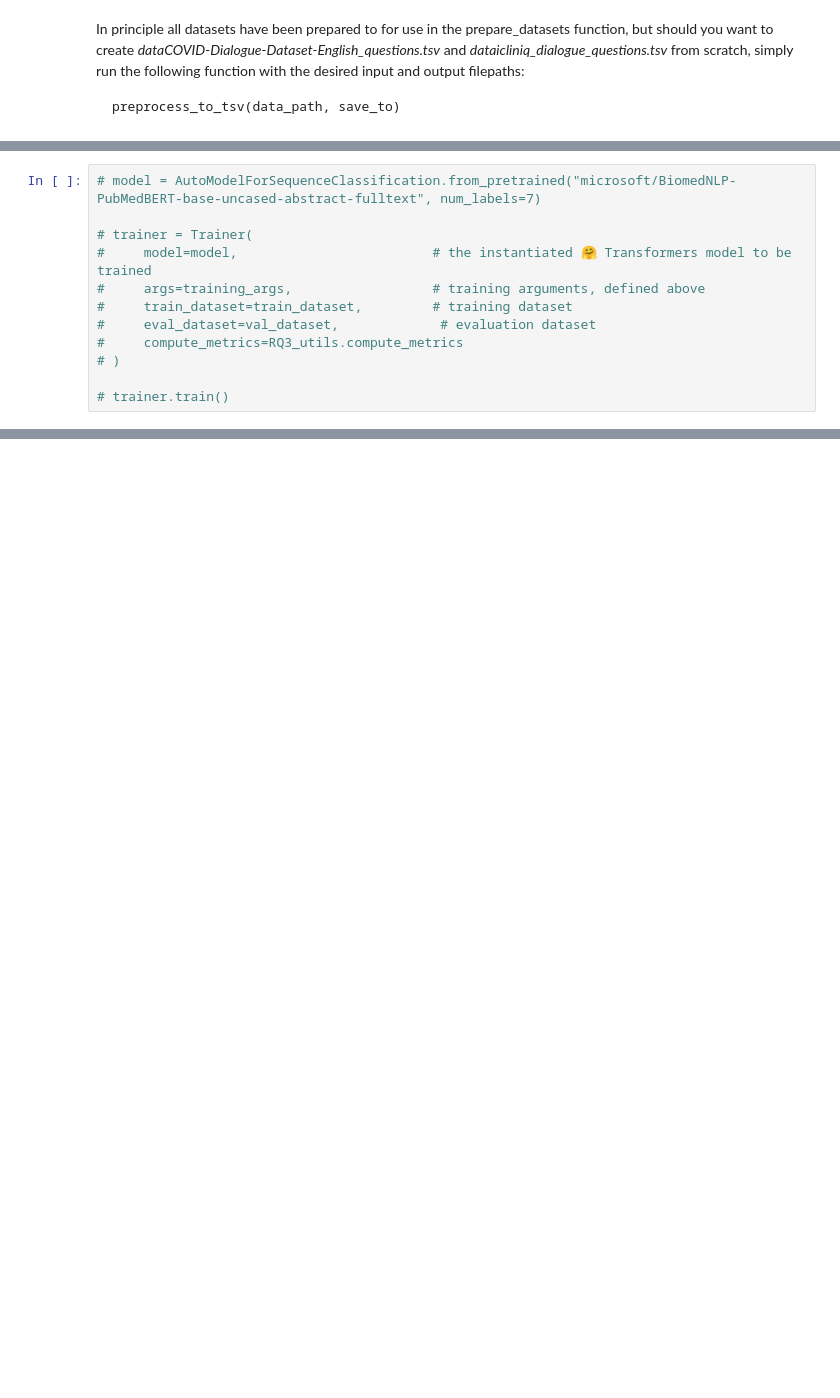
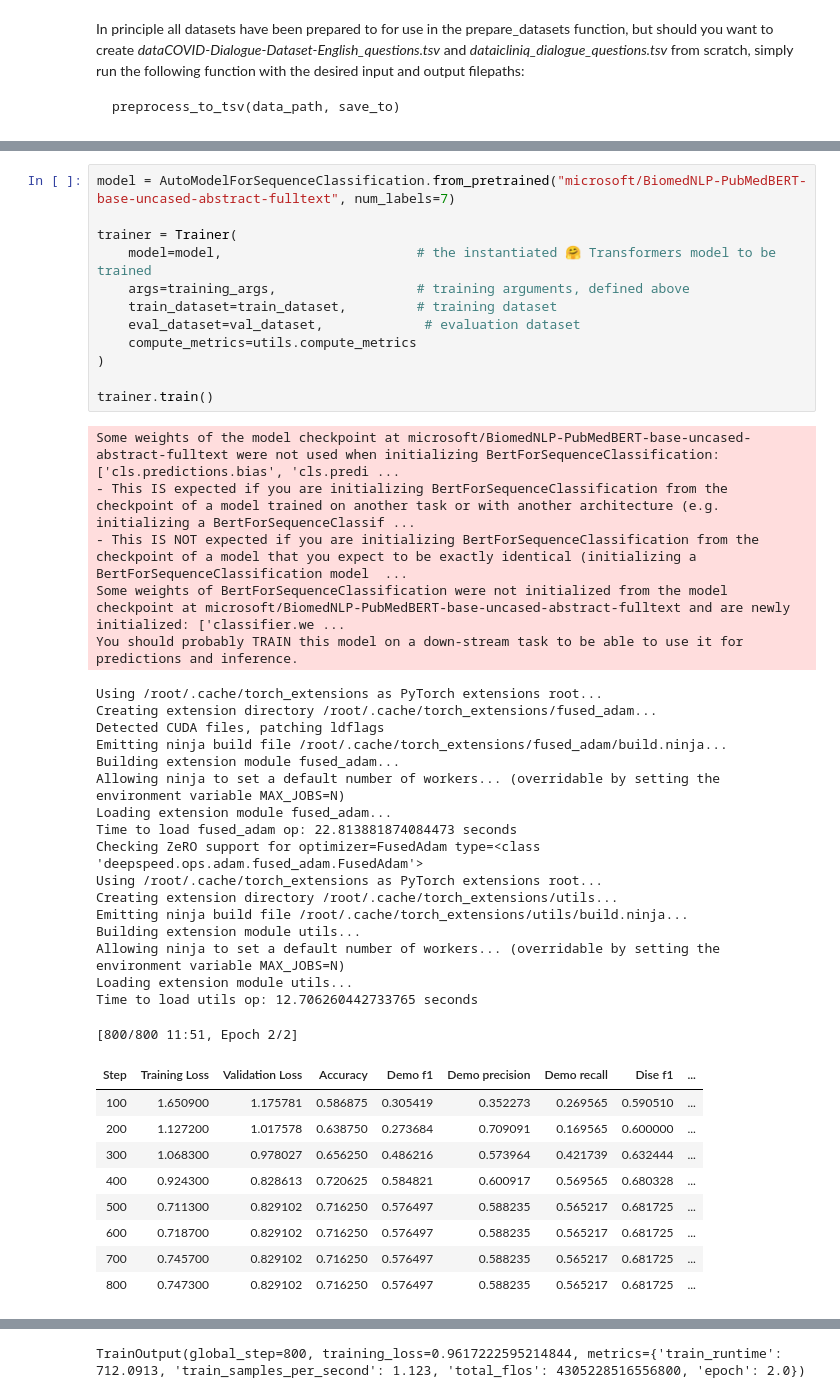
Before and after one commit to RutgerEttes/PubMedBERT-Question-Classification, a Jupyter notebook: question_classification.ipynb, the cells around one changed output, grey strips where cells are left out. Saved outputs shown, nothing was run; the diff lists cells and outputs as text; blank space fills up the shorter version.

```diff
--- a/question_classification.ipynb
+++ b/question_classification.ipynb
@@ -98,13 +120,45 @@ trainer = Trainer(
 )
 # %%
-# model = AutoModelForSequenceClassification.from_pretrained("microsoft/BiomedNLP-PubMedBERT-base-uncased-abstract-fulltext", num_labels=7)
+model = AutoModelForSequenceClassification.from_pretrained("microsoft/BiomedNLP-PubMedBERT-base-uncased-abstract-fulltext", num_labels=7)
 
-# trainer = Trainer(
-#     model=model,                         # the instantiated 🤗 Transformers model to be trained
-#     args=training_args,                  # training arguments, defined above
-#     train_dataset=train_dataset,         # training dataset
-#     eval_dataset=val_dataset,             # evaluation dataset
-#     compute_metrics=RQ3_utils.compute_metrics
-# )
+trainer = Trainer(
+    model=model,                         # the instantiated 🤗 Transformers model to be trained
+    args=training_args,                  # training arguments, defined above
+    train_dataset=train_dataset,         # training dataset
+    eval_dataset=val_dataset,             # evaluation dataset
+    compute_metrics=utils.compute_metrics
+)
 
-# trainer.train()
+trainer.train()
+# %% [output]
+Some weights of the model checkpoint at microsoft/BiomedNLP-PubMedBERT-base-uncased-abstract-fulltext were not used when initializing BertForSequenceClassification: ['cls.predictions.bias', 'cls.predi ...
+- This IS expected if you are initializing BertForSequenceClassification from the checkpoint of a model trained on another task or with another architecture (e.g. initializing a BertForSequenceClassif ...
+- This IS NOT expected if you are initializing BertForSequenceClassification from the checkpoint of a model that you expect to be exactly identical (initializing a BertForSequenceClassification model  ...
+Some weights of BertForSequenceClassification were not initialized from the model checkpoint at microsoft/BiomedNLP-PubMedBERT-base-uncased-abstract-fulltext and are newly initialized: ['classifier.we ...
+You should probably TRAIN this model on a down-stream task to be able to use it for predictions and inference.
+Using /root/.cache/torch_extensions as PyTorch extensions root...
+Creating extension directory /root/.cache/torch_extensions/fused_adam...
+Detected CUDA files, patching ldflags
+Emitting ninja build file /root/.cache/torch_extensions/fused_adam/build.ninja...
+Building extension module fused_adam...
+Allowing ninja to set a default number of workers... (overridable by setting the environment variable MAX_JOBS=N)
+Loading extension module fused_adam...
+Time to load fused_adam op: 22.813881874084473 seconds
+Checking ZeRO support for optimizer=FusedAdam type=<class 'deepspeed.ops.adam.fused_adam.FusedAdam'>
+Using /root/.cache/torch_extensions as PyTorch extensions root...
+Creating extension directory /root/.cache/torch_extensions/utils...
+Emitting ninja build file /root/.cache/torch_extensions/utils/build.ninja...
+Building extension module utils...
+Allowing ninja to set a default number of workers... (overridable by setting the environment variable MAX_JOBS=N)
+Loading extension module utils...
+Time to load utils op: 12.706260442733765 seconds
+[800/800 11:51, Epoch 2/2]
+| Step | Training Loss | Validation Loss | Accuracy | Demo f1 | Demo precision | Demo recall | Dise f1 | ... |
+| 100 | 1.650900 | 1.175781 | 0.586875 | 0.305419 | 0.352273 | 0.269565 | 0.590510 | ... |
+| 200 | 1.127200 | 1.017578 | 0.638750 | 0.273684 | 0.709091 | 0.169565 | 0.600000 | ... |
+| 300 | 1.068300 | 0.978027 | 0.656250 | 0.486216 | 0.573964 | 0.421739 | 0.632444 | ... |
+| 400 | 0.924300 | 0.828613 | 0.720625 | 0.584821 | 0.600917 | 0.569565 | 0.680328 | ... |
+| 500 | 0.711300 | 0.829102 | 0.716250 | 0.576497 | 0.588235 | 0.565217 | 0.681725 | ... |
+| 600 | 0.718700 | 0.829102 | 0.716250 | 0.576497 | 0.588235 | 0.565217 | 0.681725 | ... |
+| 700 | 0.745700 | 0.829102 | 0.716250 | 0.576497 | 0.588235 | 0.565217 | 0.681725 | ... |
+| 800 | 0.747300 | 0.829102 | 0.716250 | 0.576497 | 0.588235 | 0.565217 | 0.681725 | ... |
@@ -110,0 +167 @@ trainer = Trainer(
+TrainOutput(global_step=800, training_loss=0.9617222595214844, metrics={'train_runtime': 712.0913, 'train_samples_per_second': 1.123, 'total_flos': 4305228516556800, 'epoch': 2.0})
```
Also changed, not shown: parts of 25 cells of this notebook.
